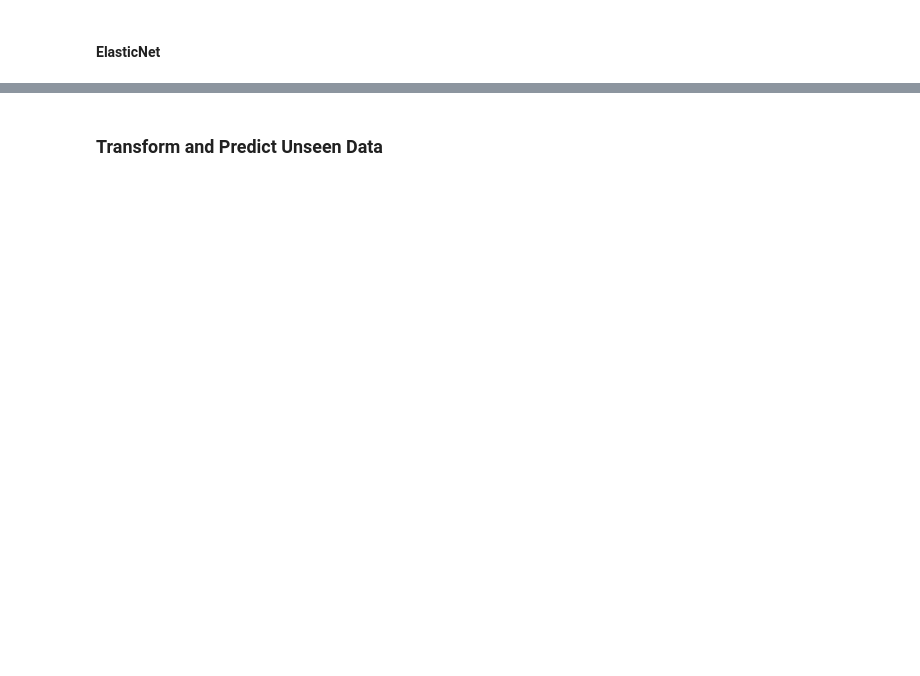
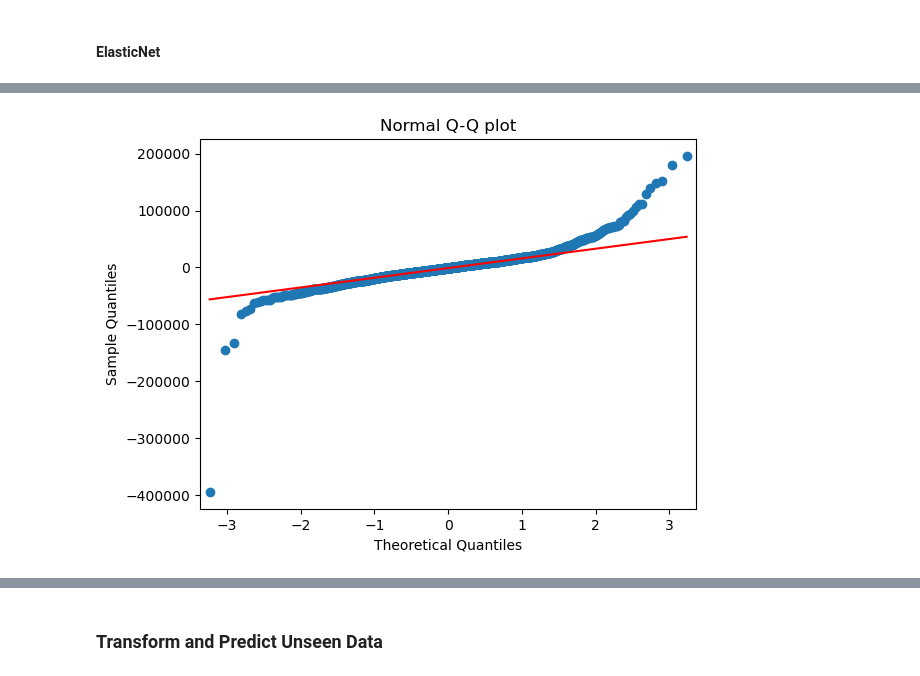
Before and after one commit to jahnavi-kal/housing-price-regression, a Jupyter notebook: P2_processing_modeling.ipynb, the cells around one changed output, grey strips where cells are left out. Saved outputs shown, nothing was run; the diff lists cells and outputs as text; code cells hidden in the pictures; blank space fills up the shorter version.

```diff
--- a/P2_processing_modeling.ipynb
+++ b/P2_processing_modeling.ipynb
@@ -770,0 +829,8 @@ ElasticNet_final_features|0.865|0.901|0.811|25361.0|31703.0
+# %%
+sm.qqplot(residuals,
+         dist = stats.norm,
+         line = 'q')
+
+plt.title('Normal Q-Q plot');
+# %% [output]
+[figure, added]
```
Also changed, not shown: parts of 42 cells of this notebook, 2 other files.
